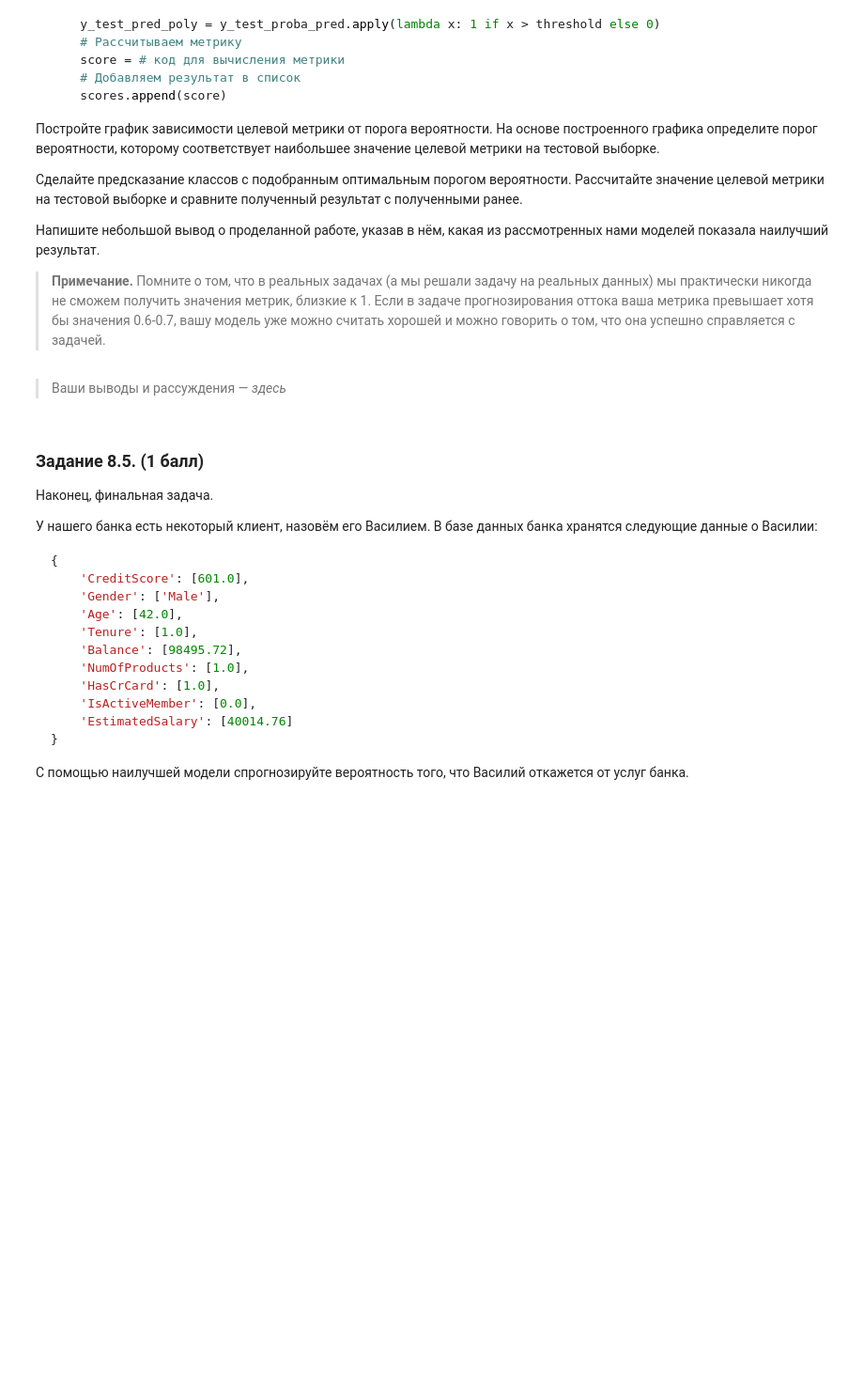
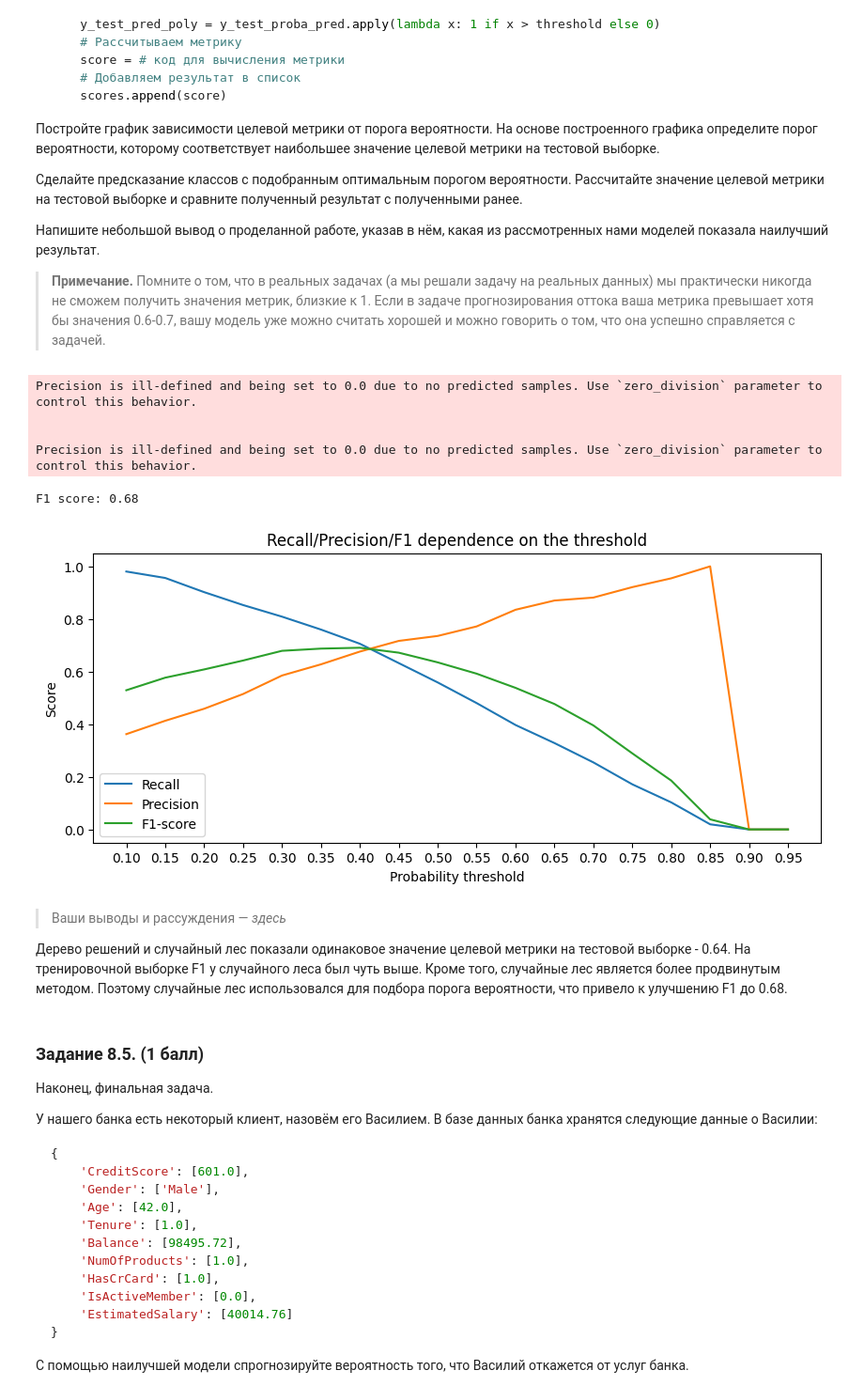
Before and after one commit to LNarnia/new_DS, a Jupyter notebook: Skillfactory/ML_3/ML-3._Практика._Ноутбук-шаблон.ipynb, the cells around one changed output. Shown at 94% size. Cells and saved outputs as stored; diff of their text form; code cells hidden in the pictures; blank space fills up the shorter version.

```diff
--- a/Skillfactory/ML_3/ML-3._Практика._Ноутбук-шаблон.ipynb
+++ b/Skillfactory/ML_3/ML-3._Практика._Ноутбук-шаблон.ipynb
@@ -741,3 +784,17 @@ from sklearn import ensemble
 - Задание выполнено неверно, не учтено одно или несколько условий (**0 баллов**).
 # %%
 # Ваш код здесь
+# Сроим случайный лес и делаем предсказания
+rf_clf = ensemble.RandomForestClassifier(
+                                         n_estimators=500,
+                                         criterion='entropy',
+                                         max_depth=8,
+                                         min_samples_leaf=10,
+                                         random_state=42
+                                         )
+rf_clf.fit(X_train, y_train)
+y_train_rf = rf_clf.predict(X_train)
+y_test_rf = rf_clf.predict(X_test)
+# Выводим значение метрики
+print('Train F1: {:.2f}'.format(metrics.f1_score(y_train, y_train_rf)))
+print('Test F1: {:.2f}'.format(metrics.f1_score(y_test, y_test_rf)))
@@ -790,8 +852,62 @@ for threshold in thresholds:
 > **Примечание.** Помните о том, что в реальных задачах (а мы решали задачу на реальных данных) мы практически никогда не сможем получить значения метрик, близкие к 1. Если в задаче прогнозирования оттока ваша метрика превышает хотя бы значения 0.6-0.7, вашу модель уже можно считать хорошей и можно говорить о том, что она успешно справляется с задачей.
 # %%
 # Ваш код здесь
+# Считаем вероятности оттока для каждого клиента тестовой выборки
+y_proba_pred = rf_clf.predict_proba(X_test)[:, 1]
+# Преобразуем numpy-массив в pandas Series
+y_proba_pred = pd.Series(y_proba_pred)
+# Создадим списки, в которых будем хранить значения метрик
+recall_scores = []
+precision_scores = []
+f1_scores = []
+# Сгенерируем набор вероятностных порогов в диапазоне от 0.1 до 1
+thresholds = np.arange(0.1, 1, 0.05)
+# В цикле будем перебирать сгенерированные пороги
+for threshold in thresholds:
+    # Клиентов, для которых вероятность оттока > threshold относим к классу 1
+    # В противном случае — к классу 0
+    y_test_pred = y_proba_pred.apply(lambda x: 1 if x>threshold else 0)
+    # Считаем метрики и добавляем их в списки
+    recall_scores.append(metrics.recall_score(y_test, y_test_pred))
+    precision_scores.append(metrics.precision_score(y_test, y_test_pred))
+    f1_scores.append(metrics.f1_score(y_test, y_test_pred))
+
+# Визуализируем метрики при различных threshold
+fig, ax = plt.subplots(figsize=(10, 4))
+# Строим линейный график зависимости recall от threshold
+ax.plot(thresholds, recall_scores, label='Recall')
+# Строим линейный график зависимости precision от threshold
+ax.plot(thresholds, precision_scores, label='Precision')
+# Строим линейный график зависимости F1 от threshold
+ax.plot(thresholds, f1_scores, label='F1-score')
+
+# Даём названия графику и осям
+ax.set_title('Recall/Precision/F1 dependence on the threshold')
+ax.set_xlabel('Probability threshold')
+ax.set_ylabel('Score')
+# Устанавливаем отметки по оси x
+ax.set_xticks(thresholds)
+# Отображаем легенду
+ax.legend();
+
+# Задаём оптимальный порог вероятностей
+threshold_opt = 0.42
+# Клиентов, для которых вероятность оттока > 0.42, относим к классу 1
+# В противном случае — к классу 0
+y_pred_opt = y_proba_pred.apply(lambda x: 1 if x > threshold_opt else 0)
+# Считаем метрику для тестовой выборки#
+print('F1 score: {:.2f}'.format(metrics.f1_score(y_test, y_pred_opt)))
+# %% [output]
+Precision is ill-defined and being set to 0.0 due to no predicted samples. Use `zero_division` parameter to control this behavior.
+
+
+Precision is ill-defined and being set to 0.0 due to no predicted samples. Use `zero_division` parameter to control this behavior.
+F1 score: 0.68
+[figure, added]
 # %% [markdown]
 > Ваши выводы и рассуждения — *здесь*
+
+Дерево решений и случайный лес показали одинаковое значение целевой метрики на тестовой выборке - 0.64. На тренировочной выборке F1 у случайного леса был чуть выше. Кроме того, случайные лес является более продвинутым методом. Поэтому случайные лес использовался для подбора порога вероятности, что привело к улучшению F1 до 0.68.
 # %% [markdown]
 ### Задание 8.5. (1 балл)
 
```
Also changed, not shown: parts of 11 cells of this notebook, 4 other files.
